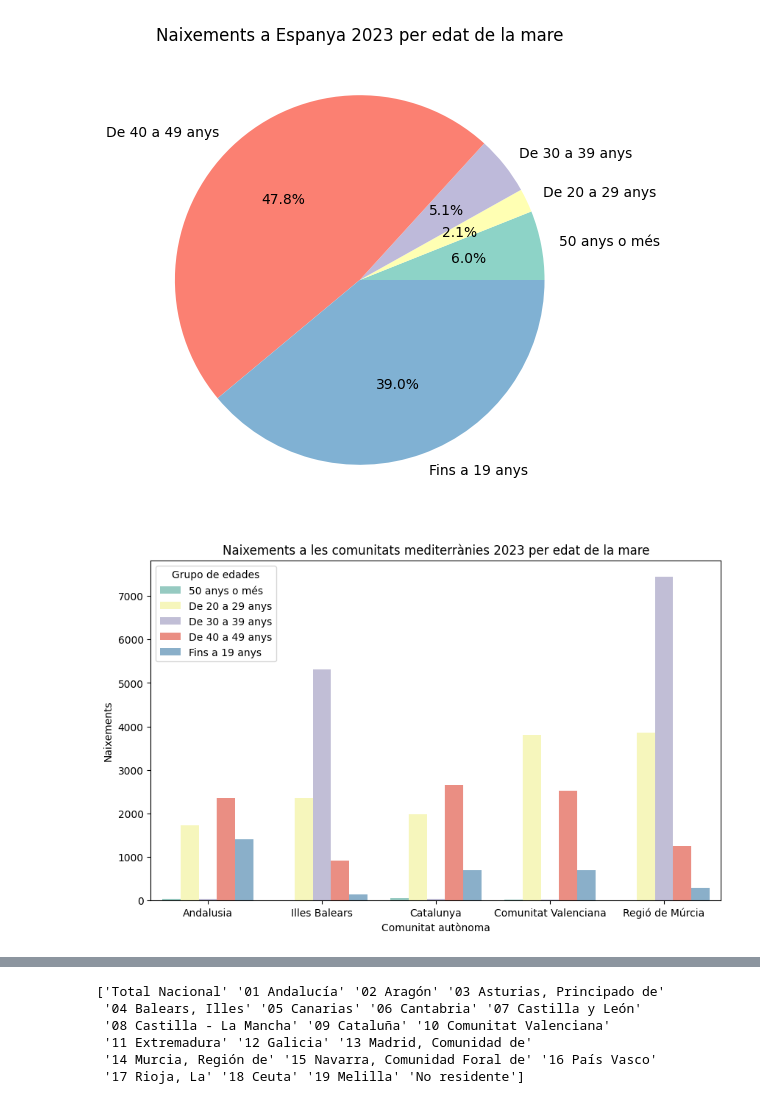
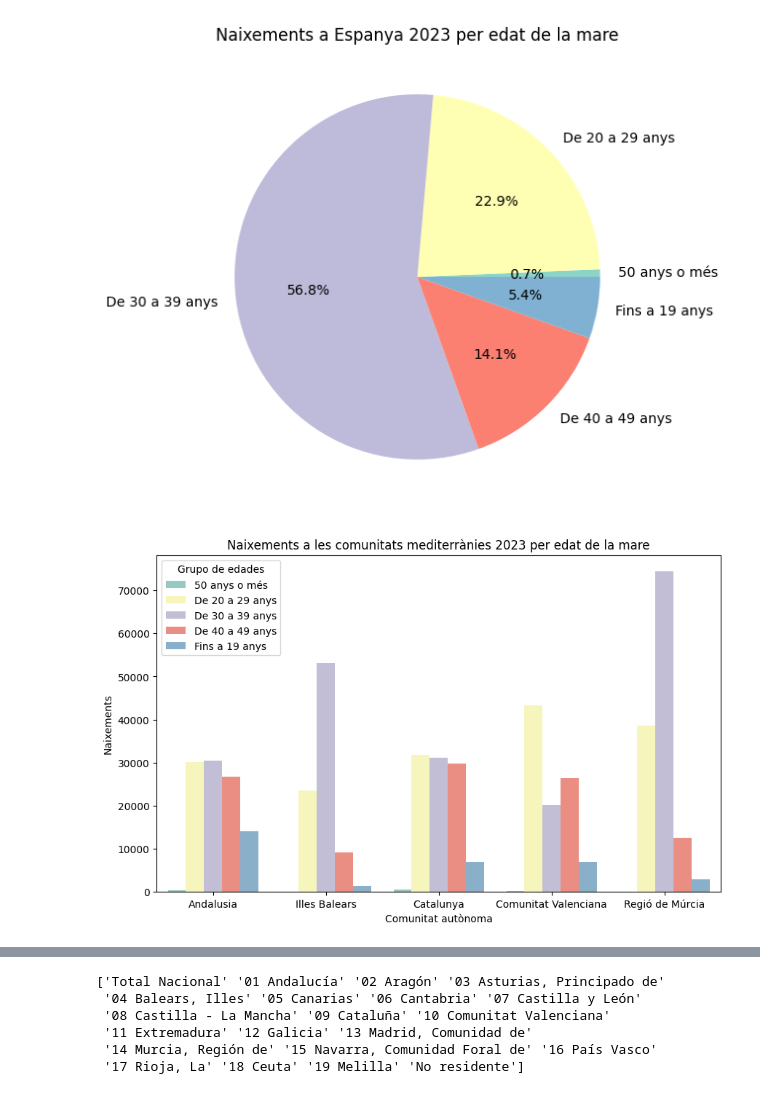
Before and after one commit to IsaacLolade/visualizacion, a Jupyter notebook: tasca_5_IsaacLoladeKehindeAdekeye1.ipynb, the cells around one changed output, grey strips where cells are left out. Saved outputs shown, nothing was run; the diff lists cells and outputs as text; code cells hidden in the pictures.

```diff
--- a/tasca_5_IsaacLoladeKehindeAdekeye1.ipynb
+++ b/tasca_5_IsaacLoladeKehindeAdekeye1.ipynb
@@ -11,37 +11,41 @@ data = pd.read_csv('mujeres.csv', sep='\t')
 # edadeas = data['Edad de la madre'].unique()
 # print(edadeas)
 # Crear variables separadas para cada rango de edad
+
+## Pasar Total float a formato int
+data['Total'] = data['Total'].astype(str).str.replace('.', '').astype(int)
+
 
 def categorizar_edad(edad):
     if edad in ['Menos de 15 años', '15 años', '16 años', '17 años', '18 años', '19 años']:
         return 'Fins a 19 anys'
     elif edad in ['20 años', '21 años', '22 años', '23 años', '24 años', '25 años',
                  '26 años', '27 años', '28 años', '29 años']:
         return 'De 20 a 29 anys'
     elif edad in ['30 años', '31 años', '32 años', '33 años', '34 años', '35 años',
                  '36 años', '37 años', '38 años', '39 años']:
         return 'De 30 a 39 anys'
     elif edad in ['40 años', '41 años', '42 años', '43 años', '44 años', '45 años',
                  '46 años', '47 años', '48 años', '49 años']:
         return 'De 40 a 49 anys'
     elif edad == '50 y más años':
         return '50 anys o més'
 
 datos_2023 = data[(data['Periodo'] == 2023) & (data['Edad de la madre'].notna())
                   & (data['Nacional y Comunidades autónomas'] == 'Total Nacional')
                   & (data['Edad de la madre'] != 'Todas las edades')& (data['Orden del nacido vivo'] == "Todos")].copy()
 
 datos_2023['Grupo de edades'] = datos_2023['Edad de la madre'].apply(categorizar_edad)
 
 datos_filtrados = datos_2023.groupby('Grupo de edades')['Total'].sum().reset_index()
 
 plt.figure(figsize=(10, 6))
 colores = sns.color_palette('Set3', len(datos_filtrados))
 plt.title('Naixements a Espanya 2023 per edat de la mare')
 plt.pie(datos_filtrados['Total'], labels=datos_filtrados['Grupo de edades'], autopct='%1.1f%%', colors=colores)
 plt.show()
 # %% [output]
-[figure, old version]
+[figure, new version]
 # %%
 #provicnias = datos_2023['Nacional y Comunidades autónomas'].unique()
 #print(provicnias)
@@ -67,7 +71,7 @@ plt.ylabel('Naixements')
 sns.barplot(data=mediterraneo, x='Comunidad', y='Total', hue='Grupo de edades', palette='Set3', errorbar=None)
 plt.show()
 # %% [output]
-[figure, old version]
+[figure, new version]
 # %%
 datos2009_2023 = data[(data['Periodo'].between(2009,2023))
                       & (data['Edad de la madre'].notna())
```
Also changed, not shown: parts of 2 cells of this notebook, 3 other files.
